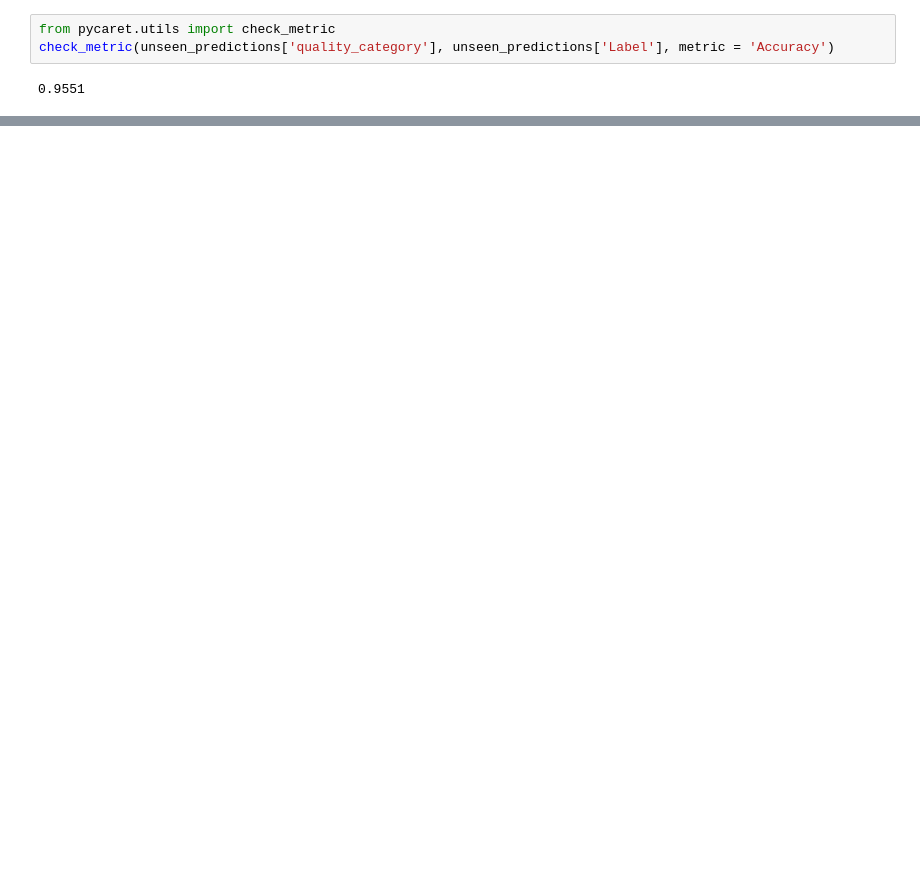
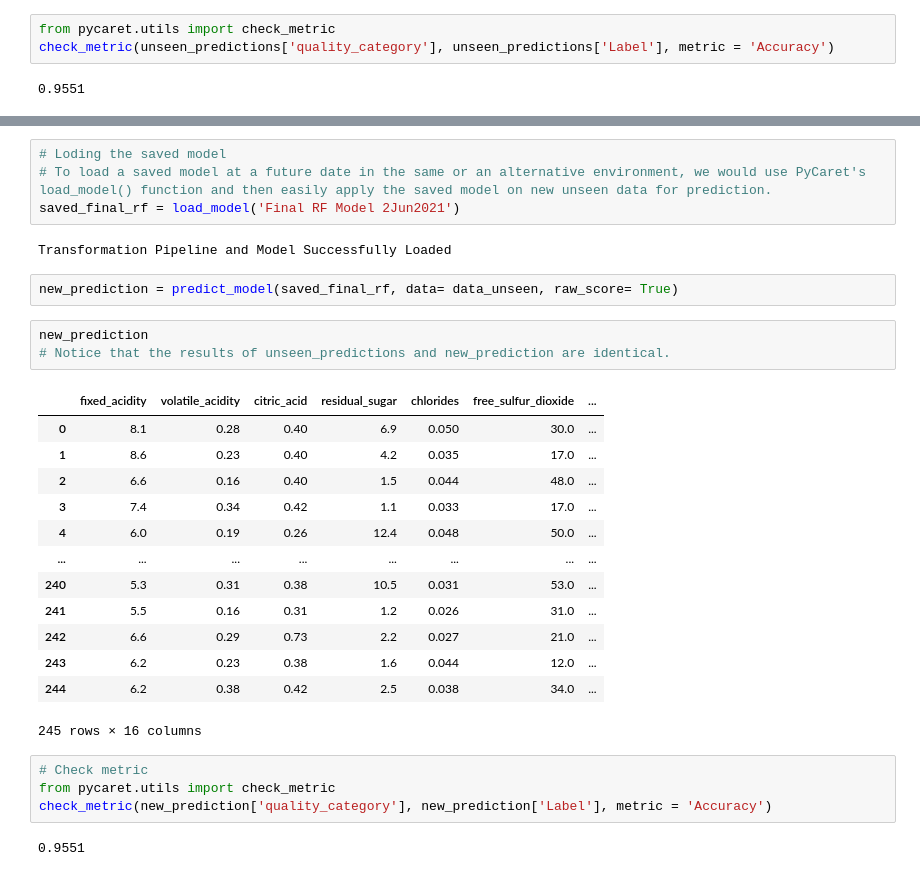
Before and after one commit to isdicely/Project-3, a Jupyter notebook: category_ML.ipynb, the cells around one changed output, grey strips where cells are left out. Saved outputs shown, nothing was run; the diff lists cells and outputs as text; blank space fills up the shorter version.

```diff
--- a/category_ML.ipynb
+++ b/category_ML.ipynb
@@ -420,0 +389,31 @@ check_metric(unseen_predictions['quality_category'], unseen_predictions['Label']
+# %%
+# Loding the saved model
+# To load a saved model at a future date in the same or an alternative environment, we would use PyCaret's load_model() function and then easily apply the saved model on new unseen data for prediction.
+saved_final_rf = load_model('Final RF Model 2Jun2021')
+# %% [output]
+Transformation Pipeline and Model Successfully Loaded
+# %%
+new_prediction = predict_model(saved_final_rf, data= data_unseen, raw_score= True)
+# %%
+new_prediction
+# Notice that the results of unseen_predictions and new_prediction are identical.
+# %% [output]
+|  | fixed_acidity | volatile_acidity | citric_acid | residual_sugar | chlorides | free_sulfur_dioxide | ... |
+| 0 | 8.1 | 0.28 | 0.40 | 6.9 | 0.050 | 30.0 | ... |
+| 1 | 8.6 | 0.23 | 0.40 | 4.2 | 0.035 | 17.0 | ... |
+| 2 | 6.6 | 0.16 | 0.40 | 1.5 | 0.044 | 48.0 | ... |
+| 3 | 7.4 | 0.34 | 0.42 | 1.1 | 0.033 | 17.0 | ... |
+| 4 | 6.0 | 0.19 | 0.26 | 12.4 | 0.048 | 50.0 | ... |
+| ... | ... | ... | ... | ... | ... | ... | ... |
+| 240 | 5.3 | 0.31 | 0.38 | 10.5 | 0.031 | 53.0 | ... |
+| 241 | 5.5 | 0.16 | 0.31 | 1.2 | 0.026 | 31.0 | ... |
+| 242 | 6.6 | 0.29 | 0.73 | 2.2 | 0.027 | 21.0 | ... |
+| 243 | 6.2 | 0.23 | 0.38 | 1.6 | 0.044 | 12.0 | ... |
+| 244 | 6.2 | 0.38 | 0.42 | 2.5 | 0.038 | 34.0 | ... |
+245 rows × 16 columns
+# %%
+# Check metric
+from pycaret.utils import check_metric
+check_metric(new_prediction['quality_category'], new_prediction['Label'], metric = 'Accuracy')
+# %% [output]
+0.9551
```
Also changed, not shown: parts of 40 cells of this notebook.
